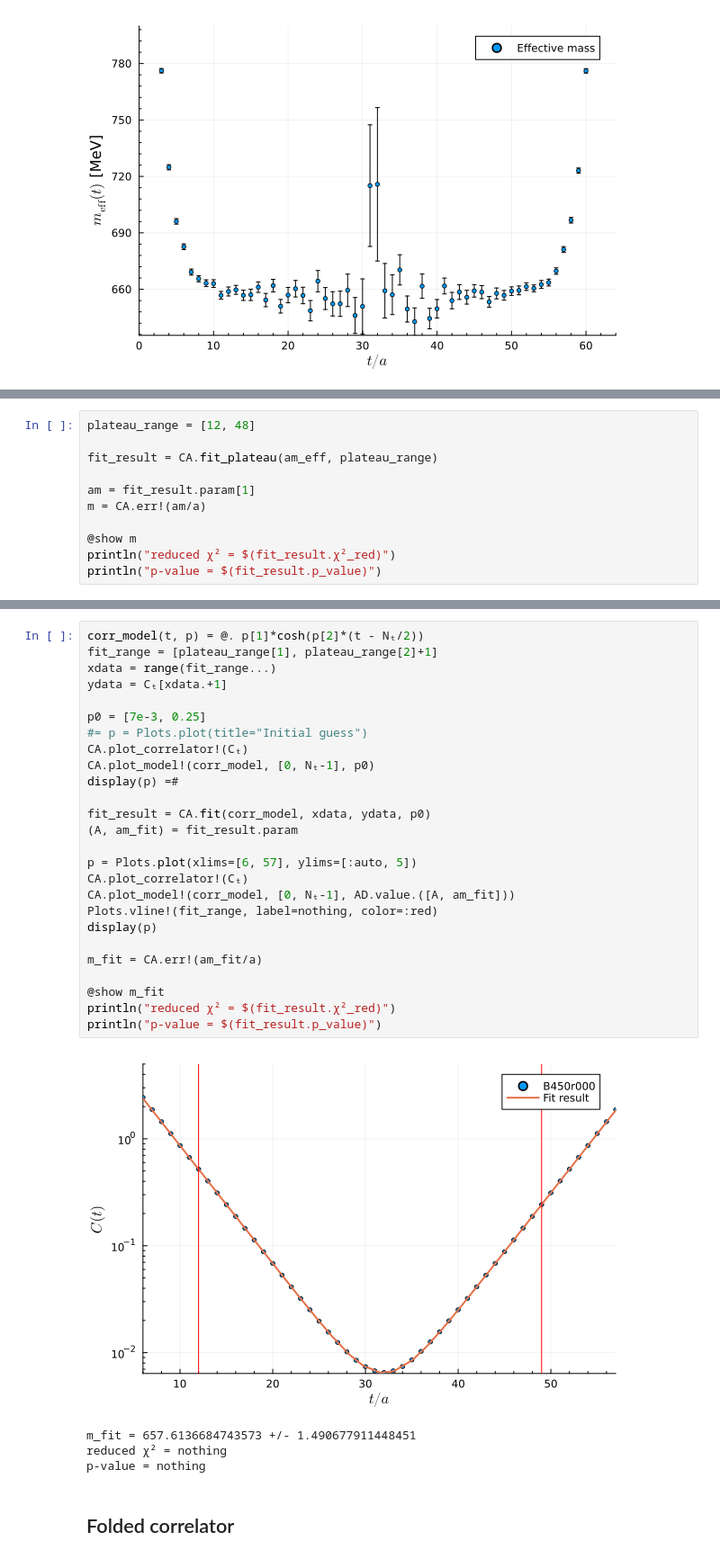
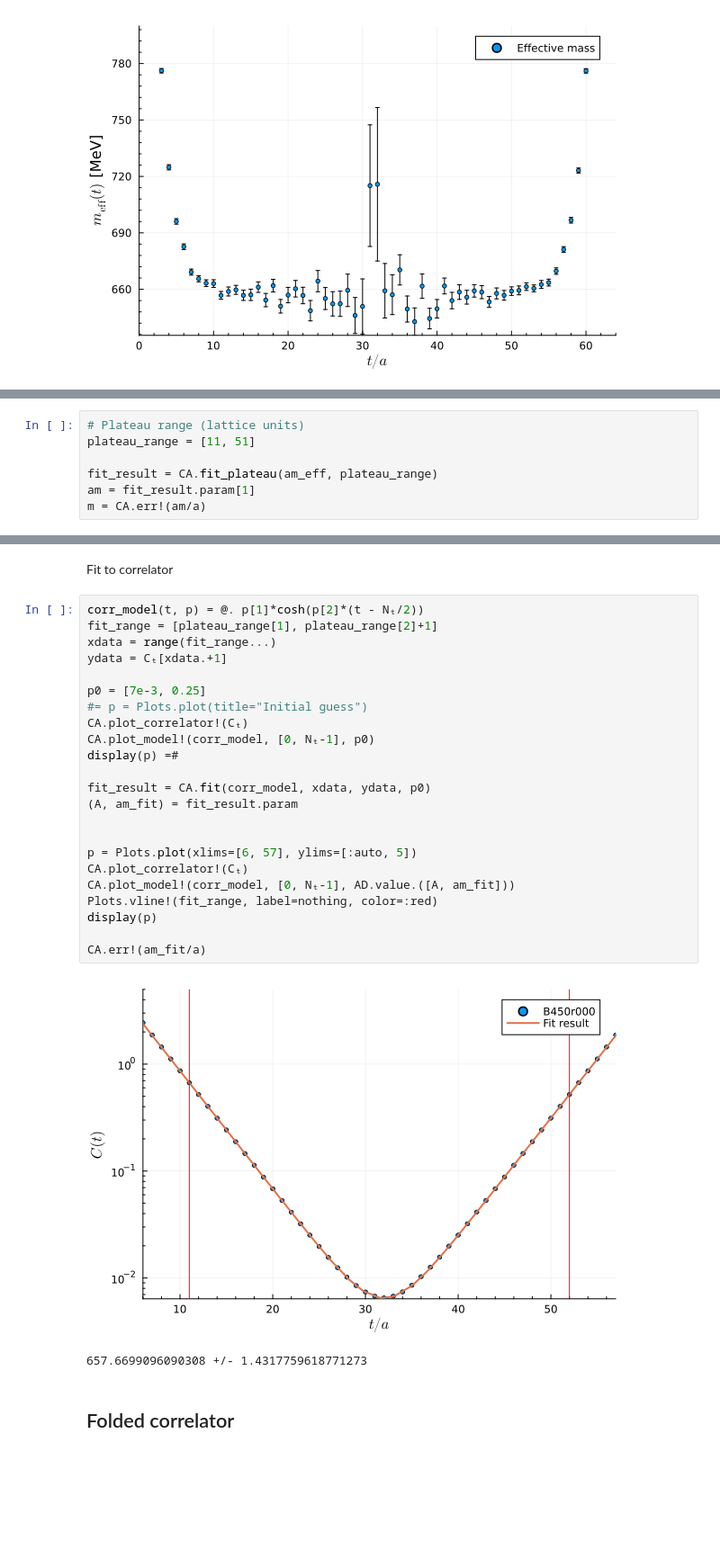
Before and after one commit to ResStump/CorrelatorAnalysis.jl, a Jupyter notebook: examples/correlator_analysis.ipynb, the cells around one changed output, grey strips where cells are left out. Shown at 90% size. Saved outputs shown, nothing was run; the diff lists cells and outputs as text; blank space fills up the shorter version.

```diff
--- a/examples/correlator_analysis.ipynb
+++ b/examples/correlator_analysis.ipynb
@@ -59,12 +54,8 @@ We compute the value of the pion mass in MeV using the lattice spacing `a` and p
 # %%
-plateau_range = [12, 48]
+# Plateau range (lattice units)
+plateau_range = [11, 51]
 
 fit_result = CA.fit_plateau(am_eff, plateau_range)
-
 am = fit_result.param[1]
 m = CA.err!(am/a)
-
-@show m
-println("reduced χ² = $(fit_result.χ²_red)")
-println("p-value = $(fit_result.p_value)")
 # %% [output]
@@ -85,33 +73,30 @@ Now we also make a $\cosh$ fit directly to correlator.
+# %% [markdown]
+Fit to correlator
 # %%
 corr_model(t, p) = @. p[1]*cosh(p[2]*(t - Nₜ/2))
 fit_range = [plateau_range[1], plateau_range[2]+1]
 xdata = range(fit_range...)
 ydata = Cₜ[xdata.+1]
 
 p0 = [7e-3, 0.25]
 #= p = Plots.plot(title="Initial guess")
 CA.plot_correlator!(Cₜ)
 CA.plot_model!(corr_model, [0, Nₜ-1], p0)
 display(p) =#
 
 fit_result = CA.fit(corr_model, xdata, ydata, p0)
 (A, am_fit) = fit_result.param
 
+
 p = Plots.plot(xlims=[6, 57], ylims=[:auto, 5])
 CA.plot_correlator!(Cₜ)
 CA.plot_model!(corr_model, [0, Nₜ-1], AD.value.([A, am_fit]))
 Plots.vline!(fit_range, label=nothing, color=:red)
 display(p)
 
-m_fit = CA.err!(am_fit/a)
-
-@show m_fit
-println("reduced χ² = $(fit_result.χ²_red)")
-println("p-value = $(fit_result.p_value)")
+CA.err!(am_fit/a)
 # %% [output]
-[figure, old version]
+[figure, new version]
-m_fit = 657.6136684743573 +/- 1.490677911448451
-reduced χ² = nothing
-p-value = nothing
+657.6699096090308 +/- 1.4317759618771273
 # %% [markdown]
 ## Folded correlator
```
Also changed, not shown: parts of 19 cells of this notebook, 1 other file.
